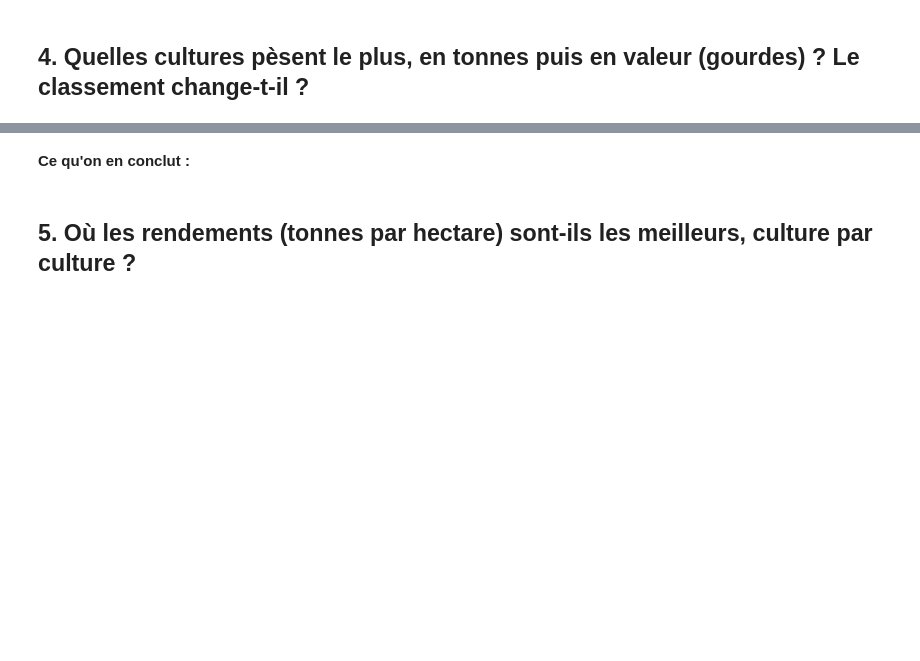
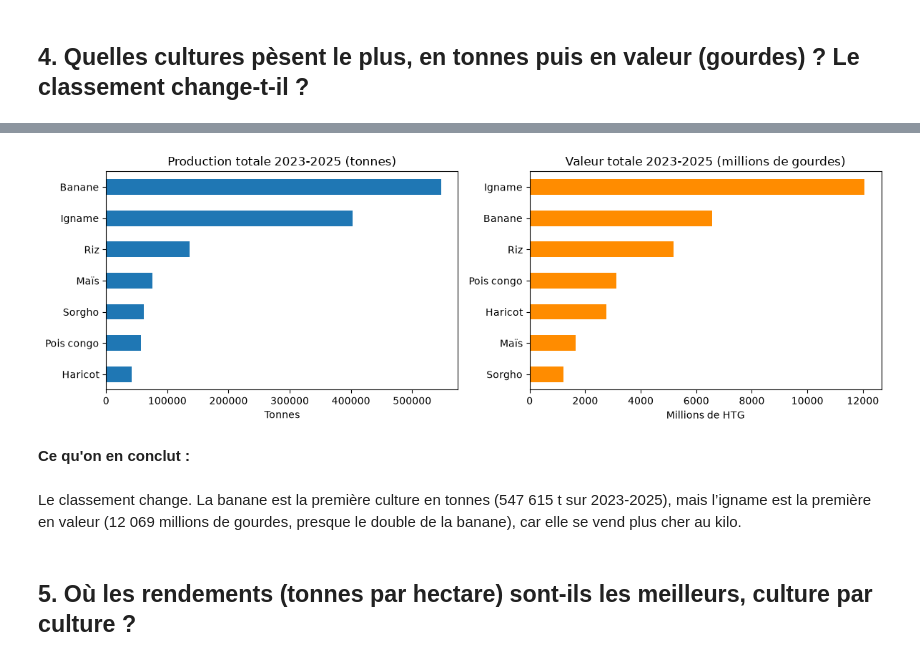
Before and after one commit to Dukensteeve/projet-data-recoltes, a Jupyter notebook: exploration.ipynb, the cells around one changed output, grey strips where cells are left out. Drawn from its saved outputs; the diff is of its cells as text; code cells hidden in the pictures; blank space fills up the shorter version.

````diff
--- a/exploration.ipynb
+++ b/exploration.ipynb
@@ -186,3 +224,10 @@ Enregistrez le tableau complet : c'est le fichier que lit le tableau de bord.
 ```python
 complet.to_csv("donnees/recoltes_propre.csv", index=False)
 ```
+# %%
+complet["rendement_t_ha"] = complet["production_t"] / complet["surface_ha"]
+complet["valeur_htg"] = complet["production_t"] * 1000 * complet["prix_htg_kg"]
+complet["production_kg_hab"] = complet["production_t"] * 1000 / complet["population"]
+
+print(complet.shape)
+complet.head()
@@ -189,2 +249,14 @@ complet.to_csv("donnees/recoltes_propre.csv", index=False)
 # %% [markdown]
 ## 4. Quelles cultures pèsent le plus, en tonnes puis en valeur (gourdes) ? Le classement change-t-il ?
+# %%
+par_culture = complet.groupby("culture").agg(
+    tonnes=("production_t", "sum"),
+    valeur_htg=("valeur_htg", "sum"),
+)
+par_culture["valeur_millions_htg"] = (par_culture["valeur_htg"] / 1_000_000).round(1)
+par_culture["rang_tonnes"] = par_culture["tonnes"].rank(ascending=False).astype(int)
+par_culture["rang_valeur"] = par_culture["valeur_htg"].rank(ascending=False).astype(int)
+
+par_culture.sort_values("tonnes", ascending=False)[
+    ["tonnes", "rang_tonnes", "valeur_millions_htg", "rang_valeur"]
+]
@@ -191,4 +273,23 @@ complet.to_csv("donnees/recoltes_propre.csv", index=False)
+# %%
+fig, (ax1, ax2) = plt.subplots(1, 2, figsize=(12, 4))
+
+par_culture["tonnes"].sort_values().plot.barh(ax=ax1)
+ax1.set_title("Production totale 2023-2025 (tonnes)")
+ax1.set_xlabel("Tonnes")
+ax1.set_ylabel("")
+
+par_culture["valeur_millions_htg"].sort_values().plot.barh(ax=ax2, color="darkorange")
+ax2.set_title("Valeur totale 2023-2025 (millions de gourdes)")
+ax2.set_xlabel("Millions de HTG")
+ax2.set_ylabel("")
+
+plt.tight_layout()
+plt.show()
+# %% [output]
+[figure, added]
 # %% [markdown]
 **Ce qu'on en conclut :**
+# %% [markdown]
+Le classement change. La banane est la première culture en tonnes (547 615 t sur 2023-2025), mais l’igname est la première en valeur (12 069 millions de gourdes, presque le double de la banane), car elle se vend plus cher au kilo.
 # %% [markdown]
 ## 5. Où les rendements (tonnes par hectare) sont-ils les meilleurs, culture par culture ?
````
Also changed, not shown: parts of 17 cells of this notebook, 2 other files.
